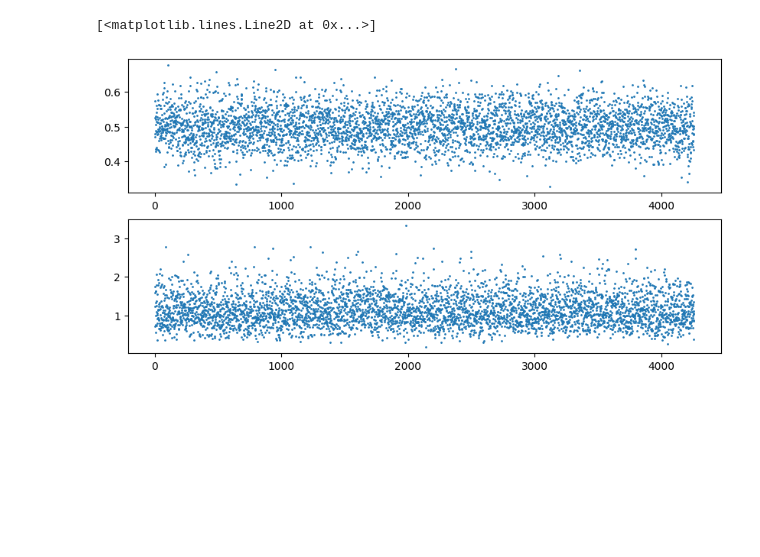
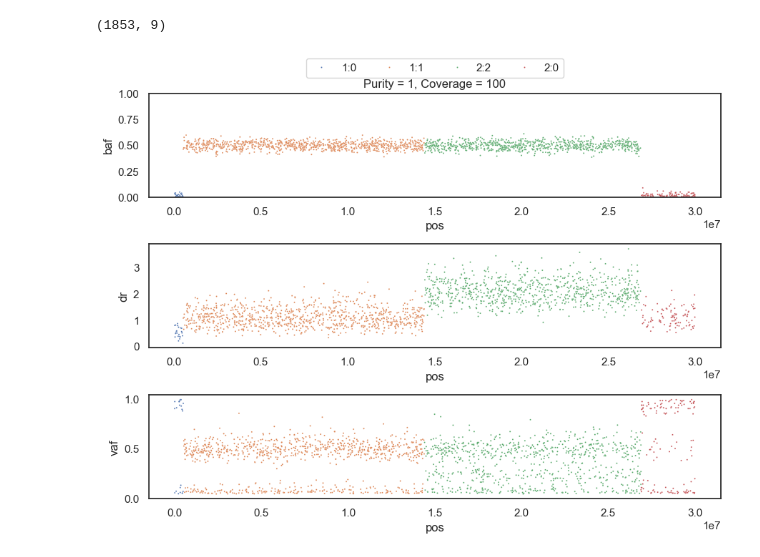
Before and after one commit to valerianilucrezia/utils_locate, a Jupyter notebook: testing/test.ipynb, the cells around one changed output. Drawn from its saved outputs; the diff is of its cells as text; code cells hidden in the pictures; blank space fills up the shorter version.

```diff
--- a/testing/test.ipynb
+++ b/testing/test.ipynb
@@ -29,10 +20,44 @@ data_input = {'baf':torch.tensor(np.array(data_input['baf']).reshape(-1, 1)),
-# %%
-fig, axs = plt.subplots(2, figsize=(10, 5))
-axs[0].plot(range(len(data_input['baf'])), data_input['baf'], 'o', markersize = 1)
-axs[1].plot(range(len(data_input['dr'])), data_input['dr'], 'o', markersize = 1)
-# %% [output]
-[<matplotlib.lines.Line2D at 0x...>]
-[figure, removed]
+# %%
+purity = 1
+coverage = 100
+ploidy = 2
+
+segs = simulate_segment(only_clonal = True, purity = purity, coverage = coverage, genome_size = 30000000)
+snp,snv = simulate_data(segs)
+
+snv = snv.loc[snv['vaf'] < 1]
+take_idx = snv.index
+snp = snp[snp.index.isin(take_idx)]
+
+
+data_input = {'baf':torch.tensor(np.array(snp['baf']).reshape(-1, 1)),
+              'dr':torch.tensor(np.array(snp['dr']).reshape(-1, 1)),
+              'vaf':torch.tensor(np.array(snv['nv']).reshape(-1, 1)),
+              'dp':torch.tensor(np.array(snv['coverage']).reshape(-1, 1)),
+              'dp_snp':torch.tensor(np.array(snp['cov']).reshape(-1, 1))}
+cns = snp.CN_1
+print(snp.shape)
+# %% [output]
+(1853, 9)
+# %%
+sns.set_theme(style="white", font_scale=1)
+fig, axes = plt.subplots(3, 1, figsize=(9, 7))
+
+baf = sns.scatterplot(data=snp, x="pos", y="baf", s=2, ax=axes[0], hue="CN_1")
+dr = sns.scatterplot(data=snp, x="pos", y="dr", s=2, ax=axes[1], hue="CN_1", legend=False)
+vaf = sns.scatterplot(data=snv, x="pos", y="vaf", s=2, ax=axes[2], hue="CN_1", legend=False)
+
+axes[0].set_ylim(0,1)
+sns.move_legend(
+    baf,
+    "lower center",
+    bbox_to_anchor=(.5, 1.1), ncol=4, title=None, frameon=True,
+)
+
+axes[0].set_title(f'Purity = {purity}, Coverage = {coverage}')
+fig.tight_layout()
+# %% [output]
+[figure, added]
 # %%
 import locate as l
 from locate.models import Clonal
```
Also changed, not shown: parts of 13 cells of this notebook, 6 other files.
